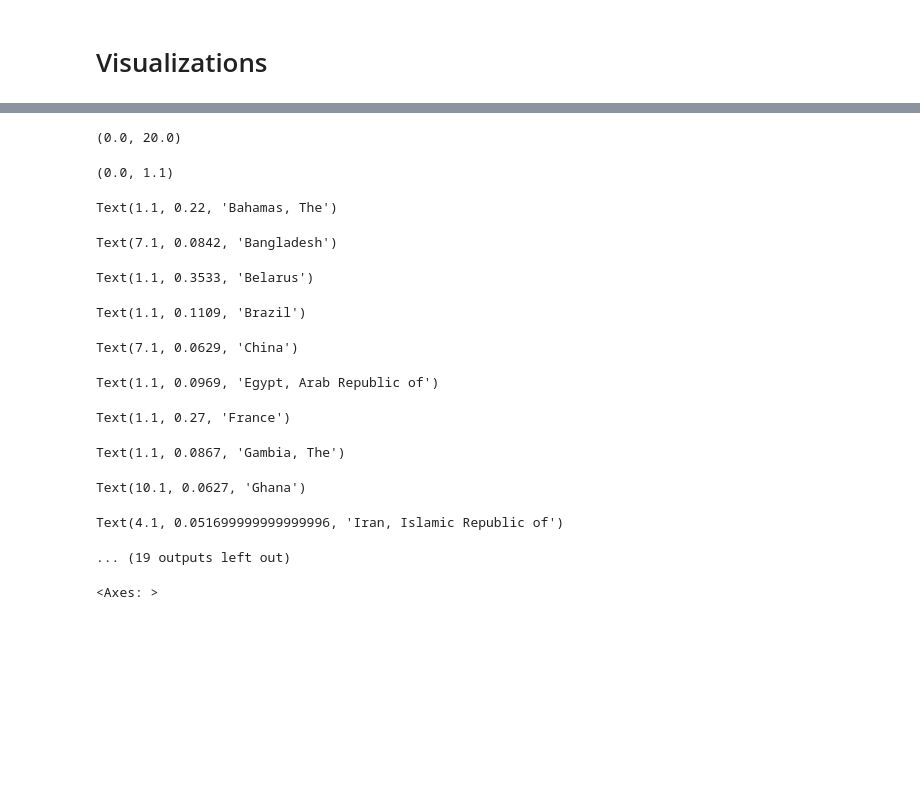
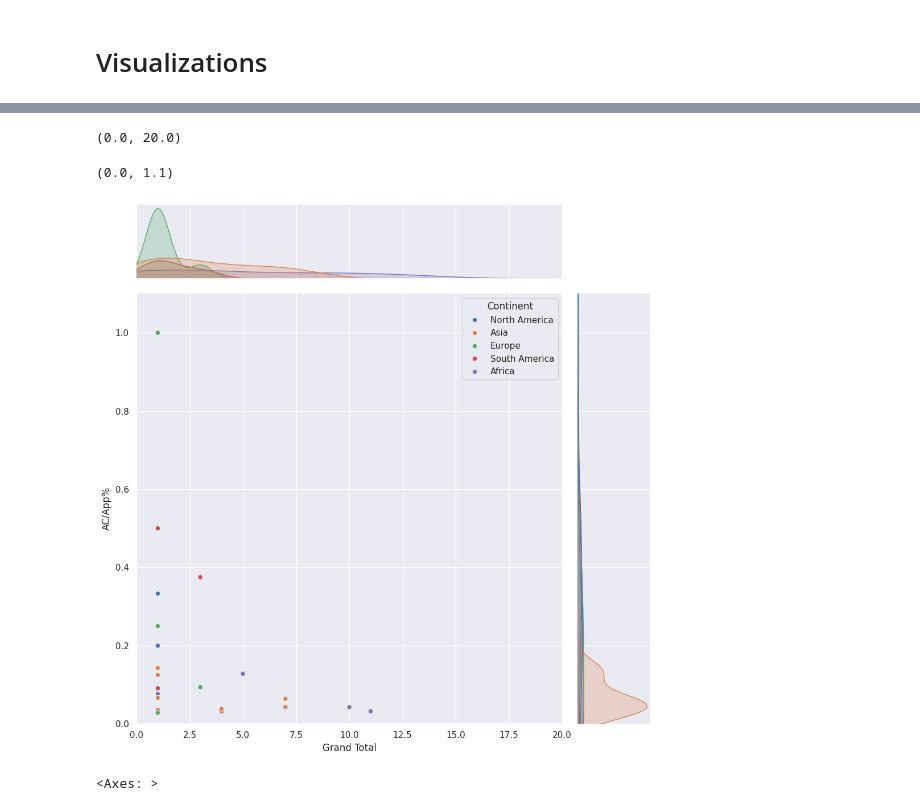
Before and after one commit to ewattudo/gis, a Jupyter notebook: PS2.ipynb, the cells around one changed output, grey strips where cells are left out. Cells and saved outputs as stored; diff of their text form; code cells hidden in the pictures; blank space fills up the shorter version.

```diff
--- a/PS2.ipynb
+++ b/PS2.ipynb
@@ -335,34 +335,20 @@ fig.update_layout(margin = dict(t=50, l=25, r=25, b=25))
 # %%
 # Filter the data to exclude the USA and India - the outliers
 WorldAppSansOut = WorldApp[~WorldApp['Country'].isin(['United States of America', 'India'])]
 
 # Create the joint plot with a larger size
 sns_plot = sns.jointplot(data=WorldAppSansOut, x="Grand Total", y="AC/App%", hue="Continent", height=10)
 
 # Set the x and y axis limits
 sns_plot.ax_joint.set_xlim(0, 20)
 sns_plot.ax_joint.set_ylim(0, 1.1)
 
-# Add labels for each country with a small offset
-for i, row in WorldAppSansOut.iterrows():
-    sns_plot.ax_joint.text(row['Grand Total'] + 0.1, row['AC/App%'] + 0.02, row['Country'], fontsize=9)
-
 # Show the plot
 plt.show()
 # %% [output]
 (0.0, 20.0)
 (0.0, 1.1)
-Text(1.1, 0.22, 'Bahamas, The')
-Text(7.1, 0.0842, 'Bangladesh')
-Text(1.1, 0.3533, 'Belarus')
-Text(1.1, 0.1109, 'Brazil')
-Text(7.1, 0.0629, 'China')
-Text(1.1, 0.0969, 'Egypt, Arab Republic of')
-Text(1.1, 0.27, 'France')
-Text(1.1, 0.0867, 'Gambia, The')
-Text(10.1, 0.0627, 'Ghana')
-Text(4.1, 0.051699999999999996, 'Iran, Islamic Republic of')
-... (19 outputs left out)
+[figure, added]
 # %%
 WORLDACTARGET=WORLDACMAP.query(("Country=='Nigeria' | Country=='Ghana'| Country=='Paraguay'| Country=='Korea, Republic of'"))
 # %%
```
